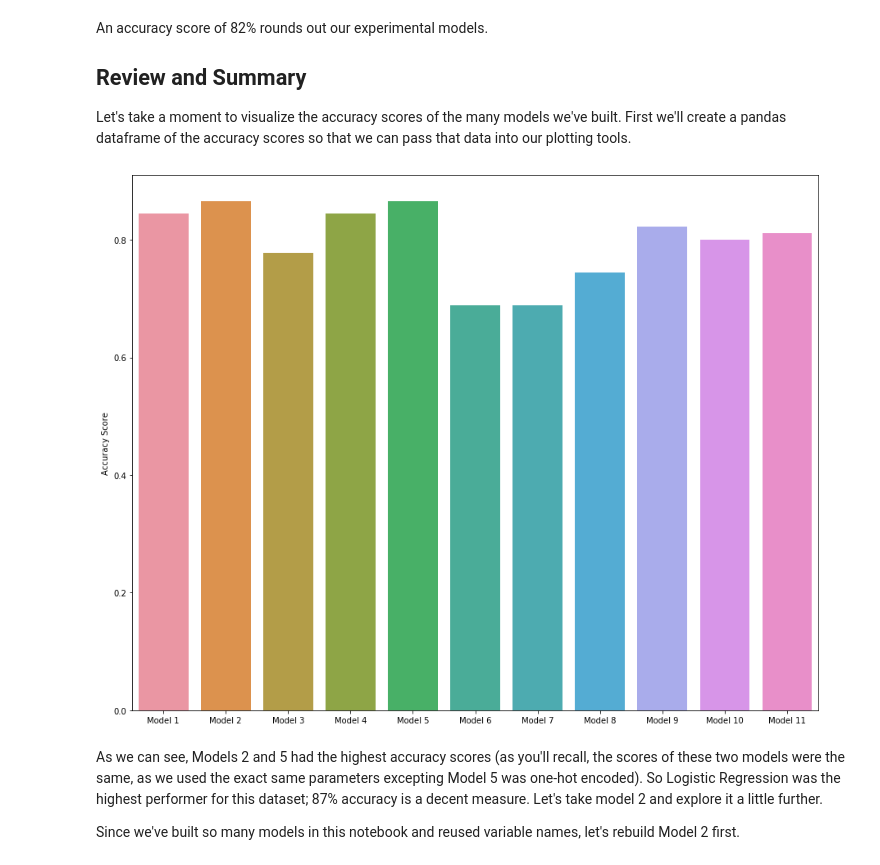
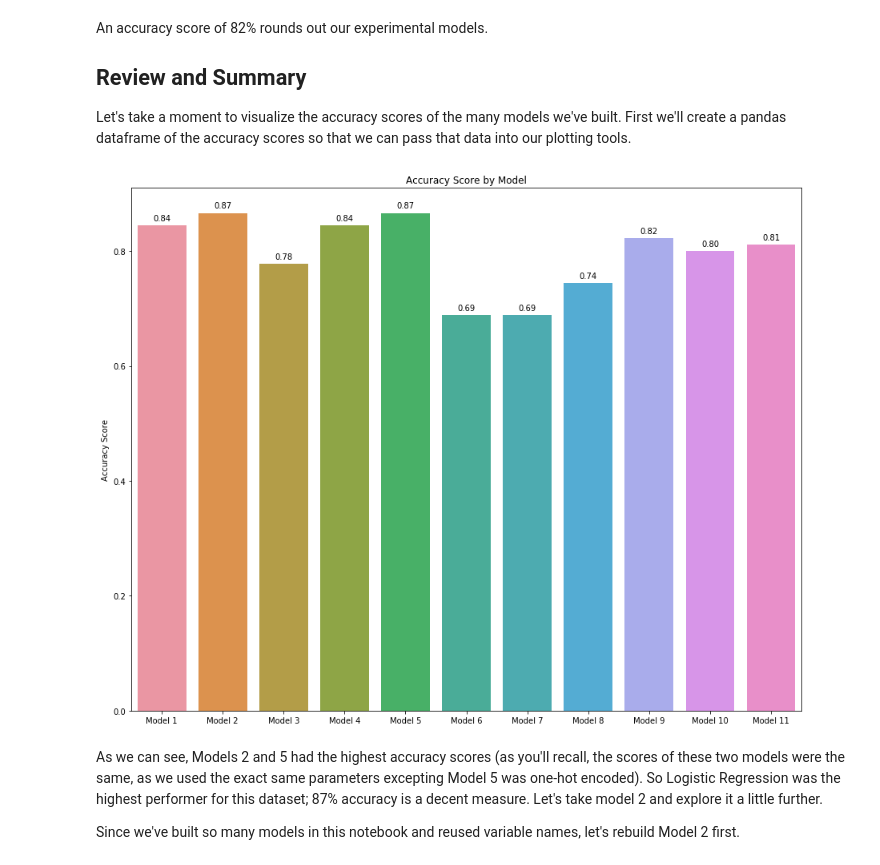
Before and after one commit to robineastwood/Heart-Disease, a Jupyter notebook: Heart_Disease_Model_Assignment.ipynb, the cells around one changed output. Cells and saved outputs as stored; diff of their text form; code cells hidden in the pictures.

Commit message:
Added annotations on accuracy by model chart

```diff
--- a/Heart_Disease_Model_Assignment.ipynb
+++ b/Heart_Disease_Model_Assignment.ipynb
@@ -297,11 +297,18 @@ accuracy_score_df = pd.DataFrame(
 # %%
 fig_dims = (15, 12)
 fig = plt.subplots(figsize=fig_dims)
 plt.ylabel('Accuracy Score')
-sns.barplot(data=accuracy_score_df)
+plt.title('Accuracy Score by Model')
+splot = sns.barplot(data=accuracy_score_df)
+for p in splot.patches:
+    splot.annotate(format(p.get_height(), '.2f'),
+                   (p.get_x() + p.get_width() / 2., p.get_height()),
+                   ha = 'center', va = 'center',
+                   xytext = (0, 9),
+                   textcoords = 'offset points')
 plt.show()
 # %% [output]
-[figure, old version]
+[figure, new version]
 # %% [markdown]
 As we can see, Models 2 and 5 had the highest accuracy scores (as you'll recall, the scores of these two models were the same, as we used the exact same parameters excepting Model 5 was one-hot encoded). So Logistic Regression was the highest performer for this dataset; 87% accuracy is a decent measure. Let's take model 2 and explore it a little further.
 
```
